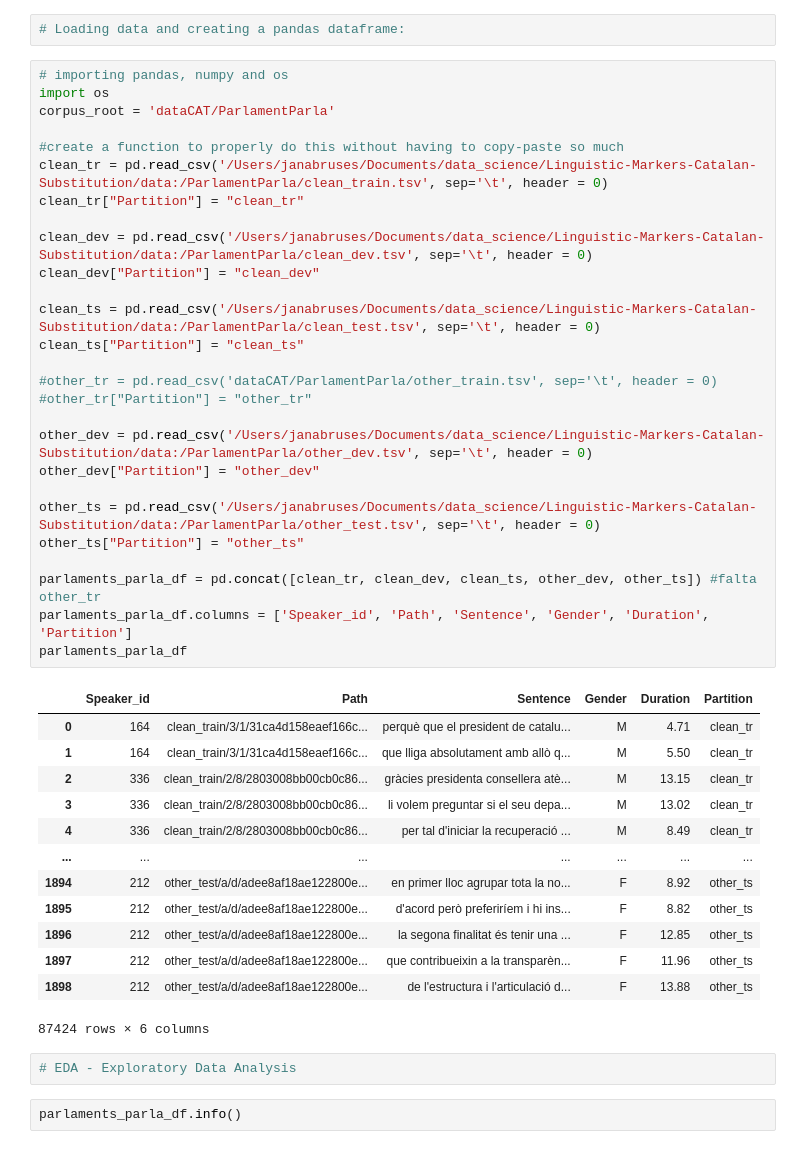
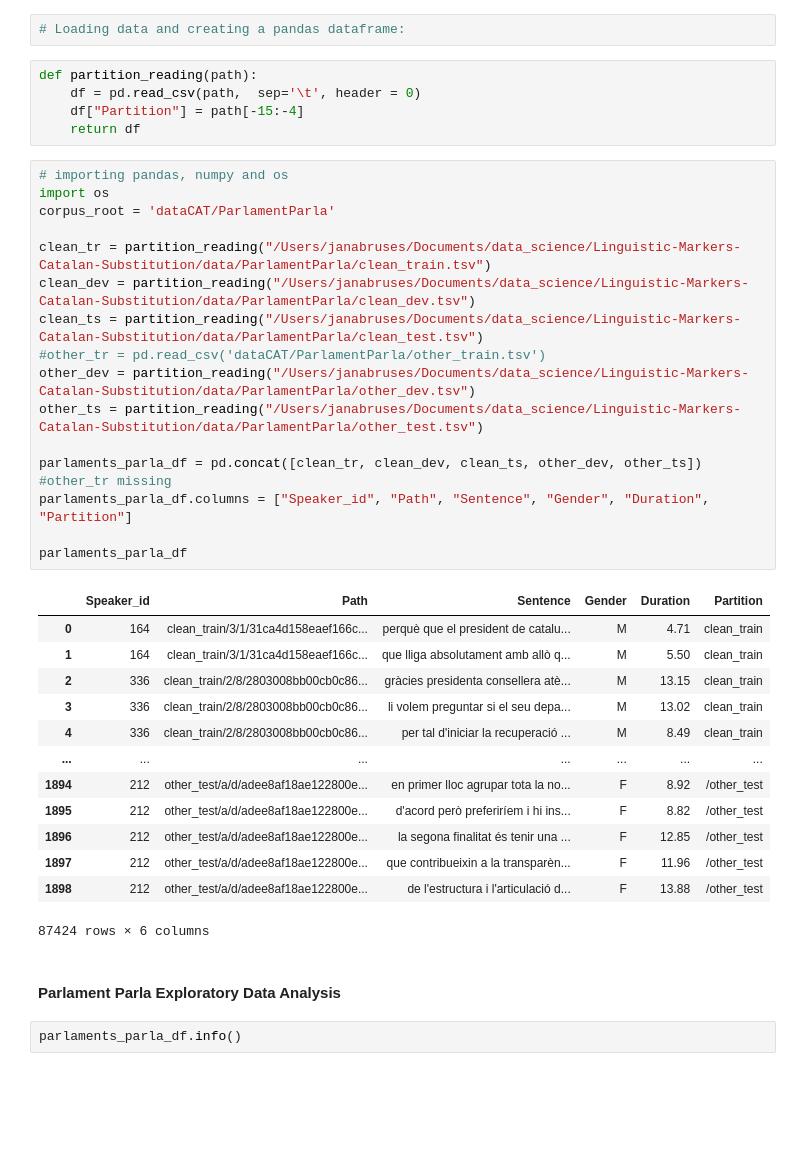
Before and after one commit to Data-Science-for-Linguists-2025/Linguistic-Markers-Catalan-Substitution, a Jupyter notebook: Data_Curation.ipynb, the cells around one changed output. Cells and saved outputs as stored; diff of their text form; blank space fills up the shorter version.

```diff
--- a/Data_Curation.ipynb
+++ b/Data_Curation.ipynb
@@ -141,48 +140,42 @@ code to do that
 # %%
 # Loading data and creating a pandas dataframe:
-# %%
-# importing pandas, numpy and os
-import os
-corpus_root = 'dataCAT/ParlamentParla'
-
-#create a function to properly do this without having to copy-paste so much
-clean_tr = pd.read_csv('/Users/janabruses/Documents/data_science/Linguistic-Markers-Catalan-Substitution/data:/ParlamentParla/clean_train.tsv', sep='\t', header = 0)
-clean_tr["Partition"] = "clean_tr"
-
-clean_dev = pd.read_csv('/Users/janabruses/Documents/data_science/Linguistic-Markers-Catalan-Substitution/data:/ParlamentParla/clean_dev.tsv', sep='\t', header = 0)
-clean_dev["Partition"] = "clean_dev"
-
-clean_ts = pd.read_csv('/Users/janabruses/Documents/data_science/Linguistic-Markers-Catalan-Substitution/data:/ParlamentParla/clean_test.tsv', sep='\t', header = 0)
-clean_ts["Partition"] = "clean_ts"
-
-#other_tr = pd.read_csv('dataCAT/ParlamentParla/other_train.tsv', sep='\t', header = 0)
-#other_tr["Partition"] = "other_tr"
-
-other_dev = pd.read_csv('/Users/janabruses/Documents/data_science/Linguistic-Markers-Catalan-Substitution/data:/ParlamentParla/other_dev.tsv', sep='\t', header = 0)
-other_dev["Partition"] = "other_dev"
-
-other_ts = pd.read_csv('/Users/janabruses/Documents/data_science/Linguistic-Markers-Catalan-Substitution/data:/ParlamentParla/other_test.tsv', sep='\t', header = 0)
-other_ts["Partition"] = "other_ts"
-
-parlaments_parla_df = pd.concat([clean_tr, clean_dev, clean_ts, other_dev, other_ts]) #falta other_tr
-parlaments_parla_df.columns = ['Speaker_id', 'Path', 'Sentence', 'Gender', 'Duration', 'Partition']
-parlaments_parla_df
-# %% [output]
-|  | Speaker_id | Path | Sentence | Gender | Duration | Partition |
-| 0 | 164 | clean_train/3/1/31ca4d158eaef166c... | perquè que el president de catalu... | M | 4.71 | clean_tr |
-| 1 | 164 | clean_train/3/1/31ca4d158eaef166c... | que lliga absolutament amb allò q... | M | 5.50 | clean_tr |
-| 2 | 336 | clean_train/2/8/2803008bb00cb0c86... | gràcies presidenta consellera atè... | M | 13.15 | clean_tr |
-| 3 | 336 | clean_train/2/8/2803008bb00cb0c86... | li volem preguntar si el seu depa... | M | 13.02 | clean_tr |
-| 4 | 336 | clean_train/2/8/2803008bb00cb0c86... | per tal d'iniciar la recuperació ... | M | 8.49 | clean_tr |
-| ... | ... | ... | ... | ... | ... | ... |
-| 1894 | 212 | other_test/a/d/adee8af18ae122800e... | en primer lloc agrupar tota la no... | F | 8.92 | other_ts |
-| 1895 | 212 | other_test/a/d/adee8af18ae122800e... | d'acord però preferiríem i hi ins... | F | 8.82 | other_ts |
-| 1896 | 212 | other_test/a/d/adee8af18ae122800e... | la segona finalitat és tenir una ... | F | 12.85 | other_ts |
-| 1897 | 212 | other_test/a/d/adee8af18ae122800e... | que contribueixin a la transparèn... | F | 11.96 | other_ts |
-| 1898 | 212 | other_test/a/d/adee8af18ae122800e... | de l'estructura i l'articulació d... | F | 13.88 | other_ts |
-87424 rows × 6 columns
-# %%
-# EDA - Exploratory Data Analysis
+# %%
+def partition_reading(path):
+    df = pd.read_csv(path,  sep='\t', header = 0)
+    df["Partition"] = path[-15:-4]
+    return df
+# %%
+# importing pandas, numpy and os
+import os
+corpus_root = 'dataCAT/ParlamentParla'
+
+clean_tr = partition_reading("/Users/janabruses/Documents/data_science/Linguistic-Markers-Catalan-Substitution/data/ParlamentParla/clean_train.tsv")
+clean_dev = partition_reading("/Users/janabruses/Documents/data_science/Linguistic-Markers-Catalan-Substitution/data/ParlamentParla/clean_dev.tsv")
+clean_ts = partition_reading("/Users/janabruses/Documents/data_science/Linguistic-Markers-Catalan-Substitution/data/ParlamentParla/clean_test.tsv")
+#other_tr = pd.read_csv('dataCAT/ParlamentParla/other_train.tsv')
+other_dev = partition_reading("/Users/janabruses/Documents/data_science/Linguistic-Markers-Catalan-Substitution/data/ParlamentParla/other_dev.tsv")
+other_ts = partition_reading("/Users/janabruses/Documents/data_science/Linguistic-Markers-Catalan-Substitution/data/ParlamentParla/other_test.tsv")
+
+parlaments_parla_df = pd.concat([clean_tr, clean_dev, clean_ts, other_dev, other_ts]) #other_tr missing
+parlaments_parla_df.columns = ["Speaker_id", "Path", "Sentence", "Gender", "Duration", "Partition"]
+
+parlaments_parla_df
+# %% [output]
+|  | Speaker_id | Path | Sentence | Gender | Duration | Partition |
+| 0 | 164 | clean_train/3/1/31ca4d158eaef166c... | perquè que el president de catalu... | M | 4.71 | clean_train |
+| 1 | 164 | clean_train/3/1/31ca4d158eaef166c... | que lliga absolutament amb allò q... | M | 5.50 | clean_train |
+| 2 | 336 | clean_train/2/8/2803008bb00cb0c86... | gràcies presidenta consellera atè... | M | 13.15 | clean_train |
+| 3 | 336 | clean_train/2/8/2803008bb00cb0c86... | li volem preguntar si el seu depa... | M | 13.02 | clean_train |
+| 4 | 336 | clean_train/2/8/2803008bb00cb0c86... | per tal d'iniciar la recuperació ... | M | 8.49 | clean_train |
+| ... | ... | ... | ... | ... | ... | ... |
+| 1894 | 212 | other_test/a/d/adee8af18ae122800e... | en primer lloc agrupar tota la no... | F | 8.92 | /other_test |
+| 1895 | 212 | other_test/a/d/adee8af18ae122800e... | d'acord però preferiríem i hi ins... | F | 8.82 | /other_test |
+| 1896 | 212 | other_test/a/d/adee8af18ae122800e... | la segona finalitat és tenir una ... | F | 12.85 | /other_test |
+| 1897 | 212 | other_test/a/d/adee8af18ae122800e... | que contribueixin a la transparèn... | F | 11.96 | /other_test |
+| 1898 | 212 | other_test/a/d/adee8af18ae122800e... | de l'estructura i l'articulació d... | F | 13.88 | /other_test |
+87424 rows × 6 columns
+# %% [markdown]
+#### Parlament Parla Exploratory Data Analysis
 # %%
 parlaments_parla_df.info()
 # %% [output]
```
Also changed, not shown: parts of 15 cells of this notebook.
